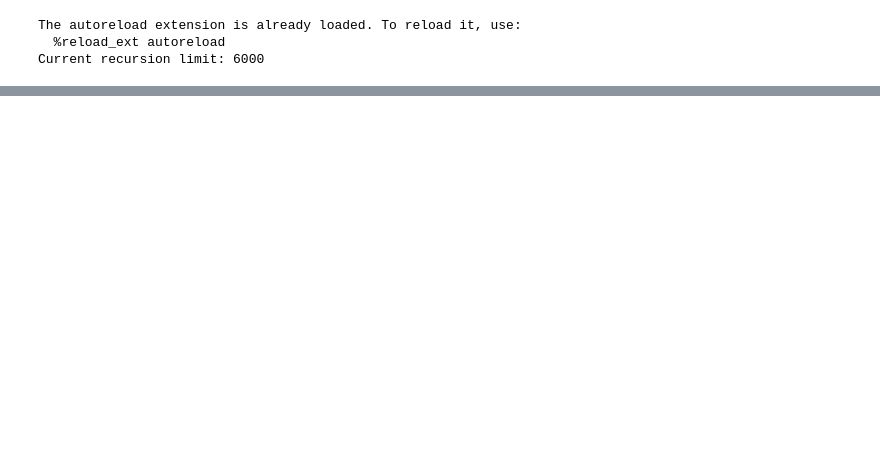
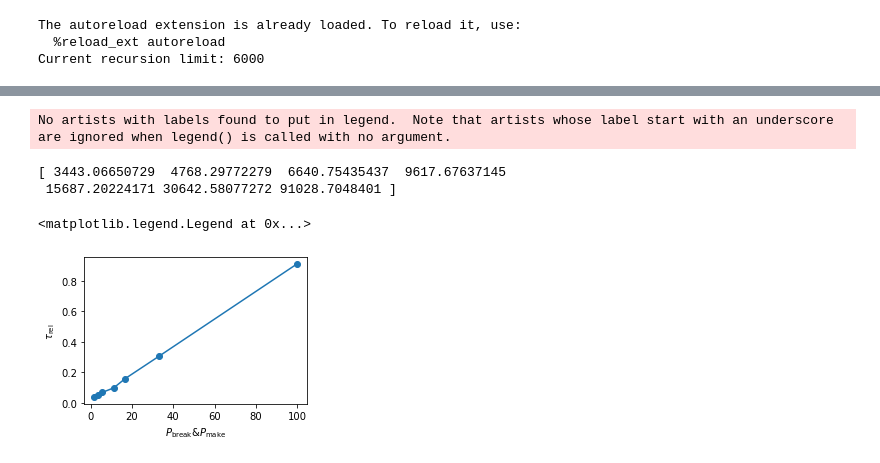
Before and after one commit to Billie1717/ColIVTurnover_Simulations, a Jupyter notebook: Data_and_Figures_2026/Fig_Tlife_Trelax/PlottingStress_FromData.ipynb, the cells around one changed output, grey strips where cells are left out. Saved outputs shown, nothing was run; the diff lists cells and outputs as text; code cells hidden in the pictures; blank space fills up the shorter version.

```diff
--- a/Data_and_Figures_2026/Fig_Tlife_Trelax/PlottingStress_FromData.ipynb
+++ b/Data_and_Figures_2026/Fig_Tlife_Trelax/PlottingStress_FromData.ipynb
@@ -292,3 +295,19 @@ MP=0.27: fit -> A=0.54, tau=4.33e+03, C=-0.073
+# %%
+print(taus)
+MPsV = [0.6,0.27,0.18,0.09,0.06,0.03,0.01]
+fig,ax = plt.subplots(1,figsize = (4.,2.7))
+ax.plot(np.divide(1,MPsV),np.divide(taus,1e5),marker = 'o')
+#for i in range(3):
+#    ax.plot(np.divide(1,MPsV),np.divide(Taus[:,i],1e5),marker = 'o',label = "seed"+str(i))
+ax.set_xlabel(r"$P_{\mathrm{break}} & P_{\mathrm{make}}$")
+ax.set_ylabel(r"$\tau_{\mathrm{rel}}$")
+ax.legend(frameon=False)
+# %% [output]
+No artists with labels found to put in legend.  Note that artists whose label start with an underscore are ignored when legend() is called with no argument.
+[ 3443.06650729  4768.29772279  6640.75435437  9617.67637145
+ 15687.20224171 30642.58077272 91028.7048401 ]
+<matplotlib.legend.Legend at 0x...>
+[figure, added]
 # %%
 # ---------------- Example usage ----------------
 # You already have figNICE, axNICE = plt.subplots(2,1,...)
```
Also changed, not shown: parts of 4 cells of this notebook, 15 other files.
